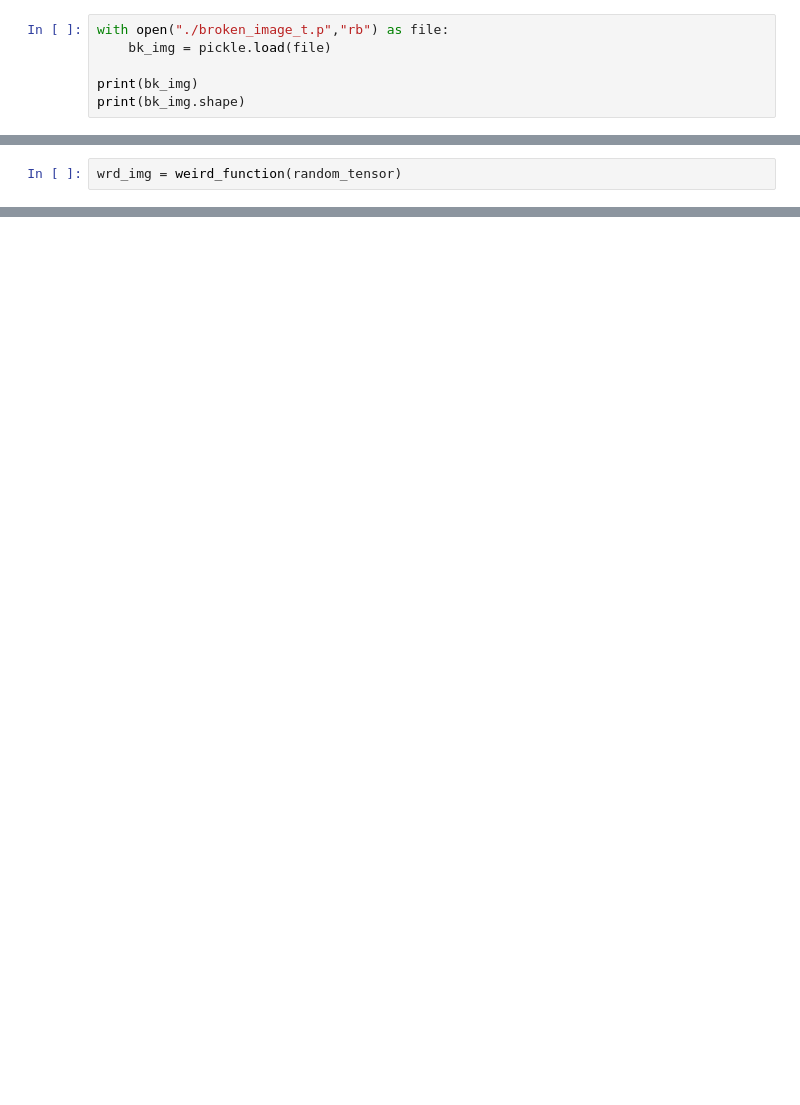
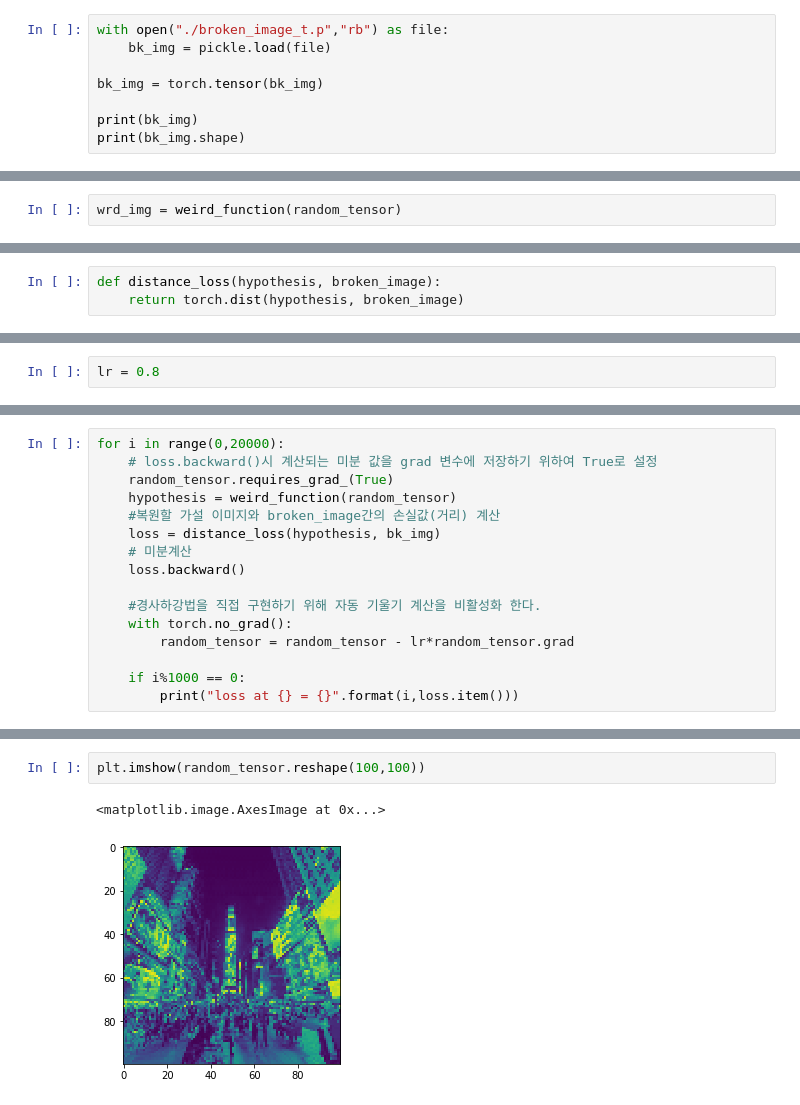
Before and after one commit to JerryKwon/3-min-pytorch-review, a Jupyter notebook: 3. 파이토치로 구현하는 ANN/3. 파이토치로 구현하는 ANN.ipynb, the cells around one changed output, grey strips where cells are left out. Saved outputs shown, nothing was run; the diff lists cells and outputs as text; blank space fills up the shorter version.

```diff
--- a/3. 파이토치로 구현하는 ANN/3. 파이토치로 구현하는 ANN.ipynb
+++ b/3. 파이토치로 구현하는 ANN/3. 파이토치로 구현하는 ANN.ipynb
@@ -149,6 +154,8 @@ import matplotlib.pyplot as plt
 with open("./broken_image_t.p","rb") as file:
     bk_img = pickle.load(file)
 
+bk_img = torch.tensor(bk_img)
+
 print(bk_img)
 print(bk_img.shape)
 # %% [output]
@@ -191,0 +199,3 @@ torch.Size([33750])
+# %%
+def distance_loss(hypothesis, broken_image):
+    return torch.dist(hypothesis, broken_image)
@@ -191,0 +212,2 @@ torch.Size([33750])
+# %%
+lr = 0.8
@@ -191,0 +218,16 @@ torch.Size([33750])
+# %%
+for i in range(0,20000):
+    # loss.backward()시 계산되는 미분 값을 grad 변수에 저장하기 위하여 True로 설정
+    random_tensor.requires_grad_(True)
+    hypothesis = weird_function(random_tensor)
+    #복원할 가설 이미지와 broken_image간의 손실값(거리) 계산
+    loss = distance_loss(hypothesis, bk_img)
+    # 미분계산
+    loss.backward()
+
+    #경사하강법을 직접 구현하기 위해 자동 기울기 계산을 비활성화 한다.
+    with torch.no_grad():
+        random_tensor = random_tensor - lr*random_tensor.grad
+
+    if i%1000 == 0:
+        print("loss at {} = {}".format(i,loss.item()))
@@ -191,0 +255,5 @@ torch.Size([33750])
+# %%
+plt.imshow(random_tensor.reshape(100,100))
+# %% [output]
+<matplotlib.image.AxesImage at 0x...>
+[figure, added]
```
Also changed, not shown: parts of 18 cells of this notebook.
